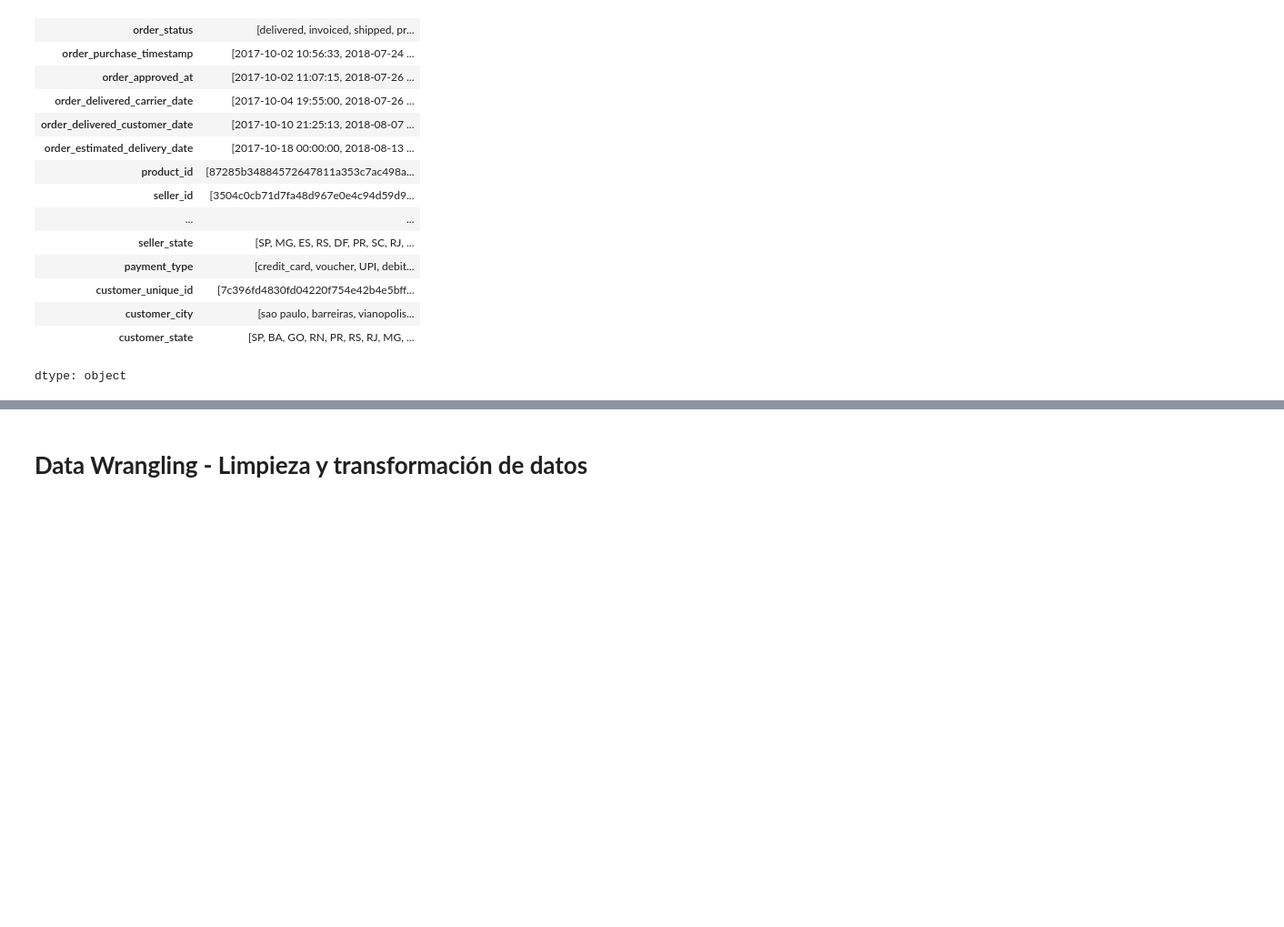
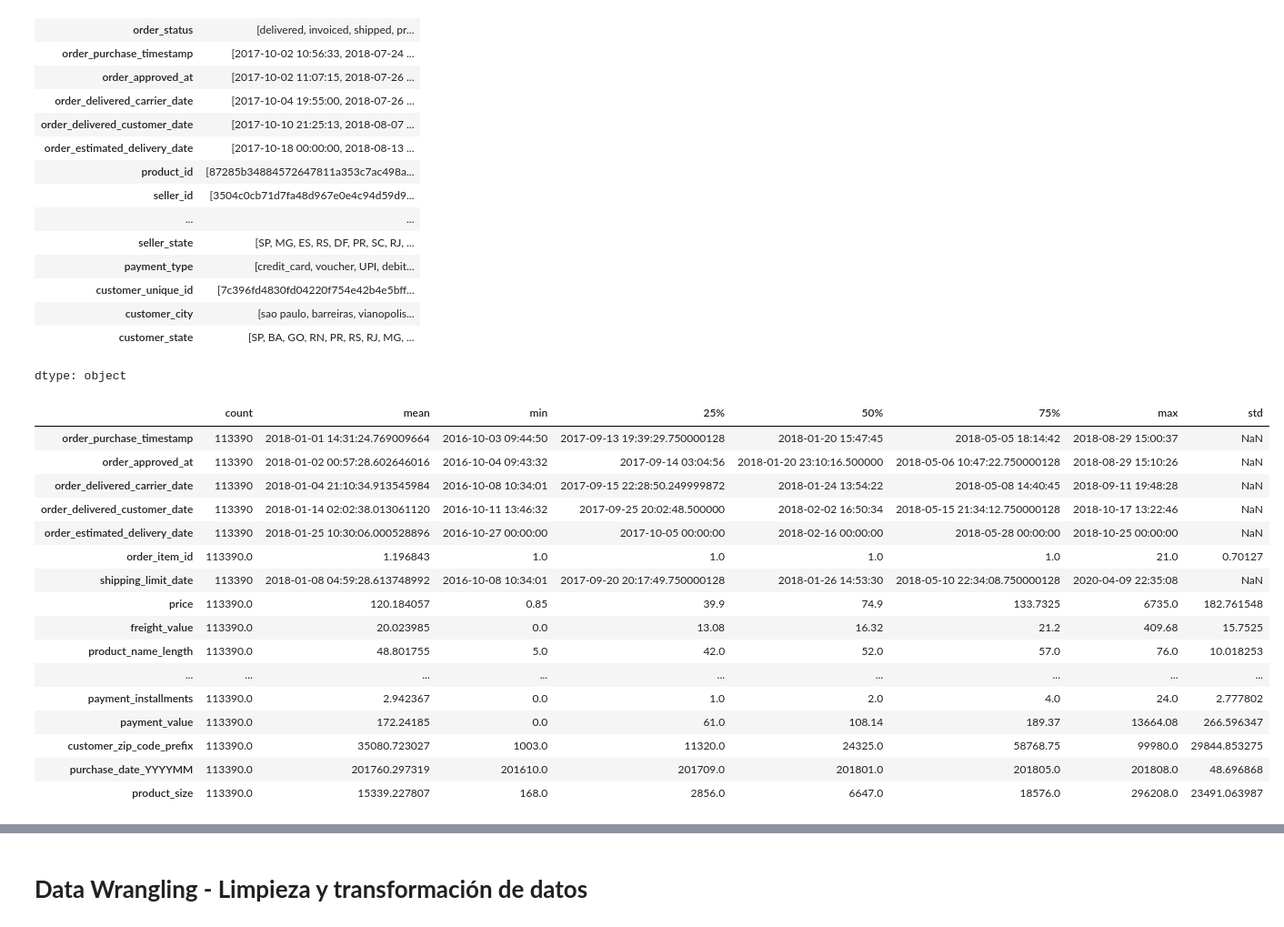
Before and after one commit to nicobotti91/coderds, a Jupyter notebook: etapas_basicas_dsii_botti_1er_entrega_testDSI.ipynb, the cells around one changed output, grey strips where cells are left out. Shown at 91% size. Drawn from its saved outputs; the diff is of its cells as text; code cells hidden in the pictures; blank space fills up the shorter version.

```diff
--- a/etapas_basicas_dsii_botti_1er_entrega_testDSI.ipynb
+++ b/etapas_basicas_dsii_botti_1er_entrega_testDSI.ipynb
@@ -264,3 +264,24 @@ df_merged_total.select_dtypes(include=['object']).apply(pd.unique)
 | customer_city | [sao paulo, barreiras, vianopolis... |
 | customer_state | [SP, BA, GO, RN, PR, RS, RJ, MG, ... |
 dtype: object
+# %%
+# Hacemos un describe para ver la media, min, max y quartiles
+df_merged_total.describe().T
+# %% [output]
+|  | count | mean | min | 25% | 50% | 75% | max | std |
+| order_purchase_timestamp | 113390 | 2018-01-01 14:31:24.769009664 | 2016-10-03 09:44:50 | 2017-09-13 19:39:29.750000128 | 2018-01-20 15:47:45 | 2018-05-05 18:14:42 | 2018-08-29 15:00:37 | NaN |
+| order_approved_at | 113390 | 2018-01-02 00:57:28.602646016 | 2016-10-04 09:43:32 | 2017-09-14 03:04:56 | 2018-01-20 23:10:16.500000 | 2018-05-06 10:47:22.750000128 | 2018-08-29 15:10:26 | NaN |
+| order_delivered_carrier_date | 113390 | 2018-01-04 21:10:34.913545984 | 2016-10-08 10:34:01 | 2017-09-15 22:28:50.249999872 | 2018-01-24 13:54:22 | 2018-05-08 14:40:45 | 2018-09-11 19:48:28 | NaN |
+| order_delivered_customer_date | 113390 | 2018-01-14 02:02:38.013061120 | 2016-10-11 13:46:32 | 2017-09-25 20:02:48.500000 | 2018-02-02 16:50:34 | 2018-05-15 21:34:12.750000128 | 2018-10-17 13:22:46 | NaN |
+| order_estimated_delivery_date | 113390 | 2018-01-25 10:30:06.000528896 | 2016-10-27 00:00:00 | 2017-10-05 00:00:00 | 2018-02-16 00:00:00 | 2018-05-28 00:00:00 | 2018-10-25 00:00:00 | NaN |
+| order_item_id | 113390.0 | 1.196843 | 1.0 | 1.0 | 1.0 | 1.0 | 21.0 | 0.70127 |
+| shipping_limit_date | 113390 | 2018-01-08 04:59:28.613748992 | 2016-10-08 10:34:01 | 2017-09-20 20:17:49.750000128 | 2018-01-26 14:53:30 | 2018-05-10 22:34:08.750000128 | 2020-04-09 22:35:08 | NaN |
+| price | 113390.0 | 120.184057 | 0.85 | 39.9 | 74.9 | 133.7325 | 6735.0 | 182.761548 |
+| freight_value | 113390.0 | 20.023985 | 0.0 | 13.08 | 16.32 | 21.2 | 409.68 | 15.7525 |
+| product_name_length | 113390.0 | 48.801755 | 5.0 | 42.0 | 52.0 | 57.0 | 76.0 | 10.018253 |
+| ... | ... | ... | ... | ... | ... | ... | ... | ... |
+| payment_installments | 113390.0 | 2.942367 | 0.0 | 1.0 | 2.0 | 4.0 | 24.0 | 2.777802 |
+| payment_value | 113390.0 | 172.24185 | 0.0 | 61.0 | 108.14 | 189.37 | 13664.08 | 266.596347 |
+| customer_zip_code_prefix | 113390.0 | 35080.723027 | 1003.0 | 11320.0 | 24325.0 | 58768.75 | 99980.0 | 29844.853275 |
+| purchase_date_YYYYMM | 113390.0 | 201760.297319 | 201610.0 | 201709.0 | 201801.0 | 201805.0 | 201808.0 | 48.696868 |
+| product_size | 113390.0 | 15339.227807 | 168.0 | 2856.0 | 6647.0 | 18576.0 | 296208.0 | 23491.063987 |
```
Also changed, not shown: parts of 17 cells of this notebook.
